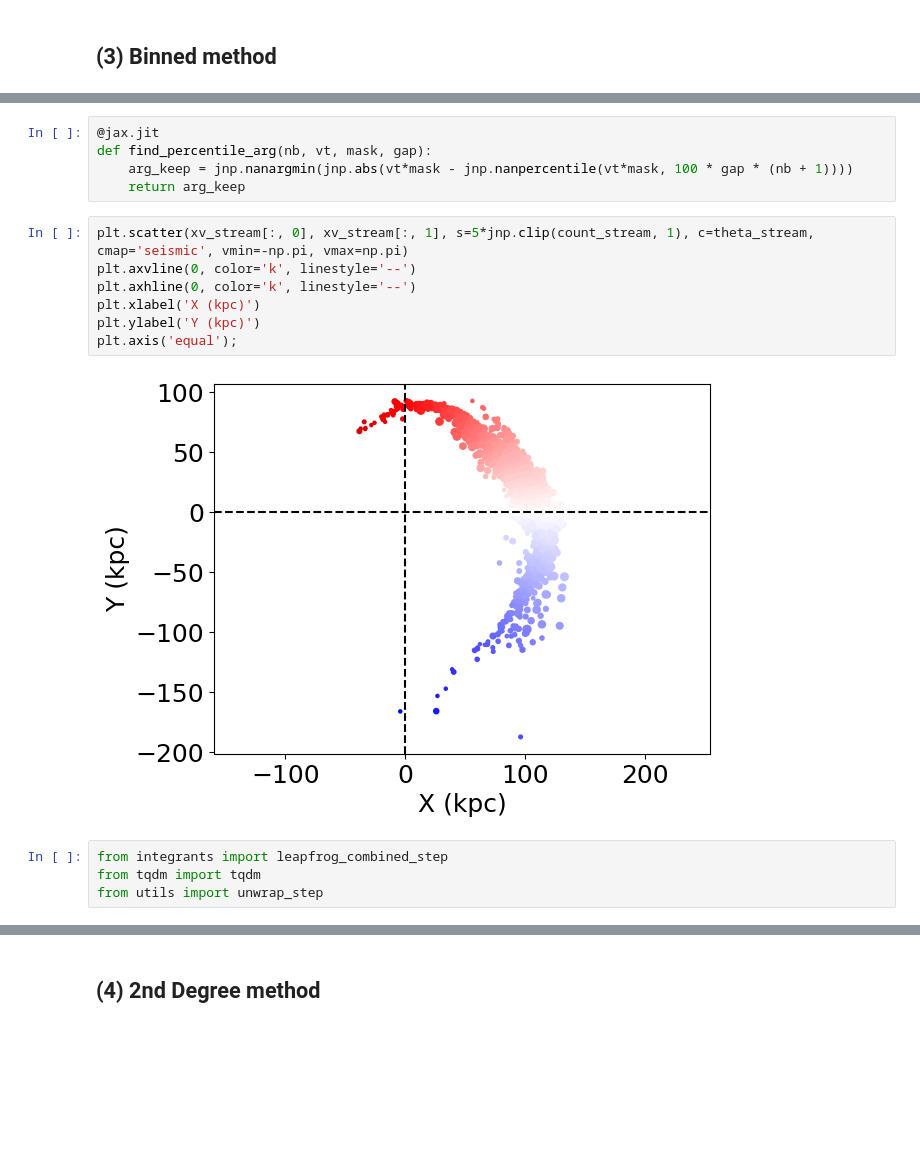
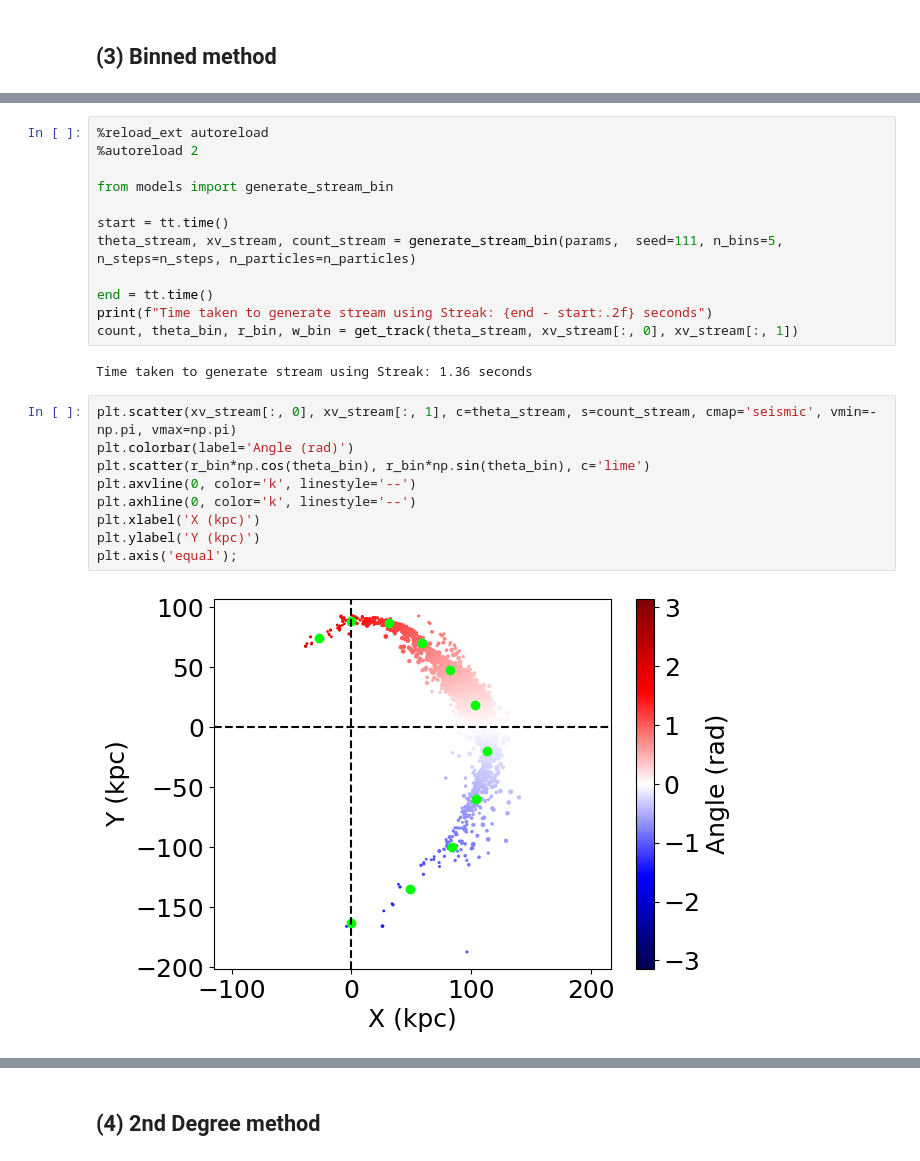
Before and after one commit to David-Chemaly/StreaMAX, a Jupyter notebook: quick_start.ipynb, the cells around one changed output, grey strips where cells are left out. Drawn from its saved outputs; the diff is of its cells as text; blank space fills up the shorter version.

```diff
--- a/quick_start.ipynb
+++ b/quick_start.ipynb
@@ -214,18 +81,25 @@ theta_stream = unwrap_stream_from_unwrapped_orbit(theta_sat_forward, theta_strea
-# %%
-@jax.jit
-def find_percentile_arg(nb, vt, mask, gap):
-    arg_keep = jnp.nanargmin(jnp.abs(vt*mask - jnp.nanpercentile(vt*mask, 100 * gap * (nb + 1))))
-    return arg_keep
+# %%
+%reload_ext autoreload
+%autoreload 2
+
+from models import generate_stream_bin
+
+start = tt.time()
+theta_stream, xv_stream, count_stream = generate_stream_bin(params,  seed=111, n_bins=5, n_steps=n_steps, n_particles=n_particles)
+
+end = tt.time()
+print(f"Time taken to generate stream using Streak: {end - start:.2f} seconds")
+count, theta_bin, r_bin, w_bin = get_track(theta_stream, xv_stream[:, 0], xv_stream[:, 1])
+# %% [output]
+Time taken to generate stream using Streak: 1.36 seconds
 # %%
-plt.scatter(xv_stream[:, 0], xv_stream[:, 1], s=5*jnp.clip(count_stream, 1), c=theta_stream, cmap='seismic', vmin=-np.pi, vmax=np.pi)
+plt.scatter(xv_stream[:, 0], xv_stream[:, 1], c=theta_stream, s=count_stream, cmap='seismic', vmin=-np.pi, vmax=np.pi)
+plt.colorbar(label='Angle (rad)')
+plt.scatter(r_bin*np.cos(theta_bin), r_bin*np.sin(theta_bin), c='lime')
 plt.axvline(0, color='k', linestyle='--')
 plt.axhline(0, color='k', linestyle='--')
 plt.xlabel('X (kpc)')
 plt.ylabel('Y (kpc)')
 plt.axis('equal');
 # %% [output]
-[figure, old version]
+[figure, new version]
-# %%
-from integrants import leapfrog_combined_step
-from tqdm import tqdm
-from utils import unwrap_step
```
Also changed, not shown: parts of 14 cells of this notebook, 3 other files.
